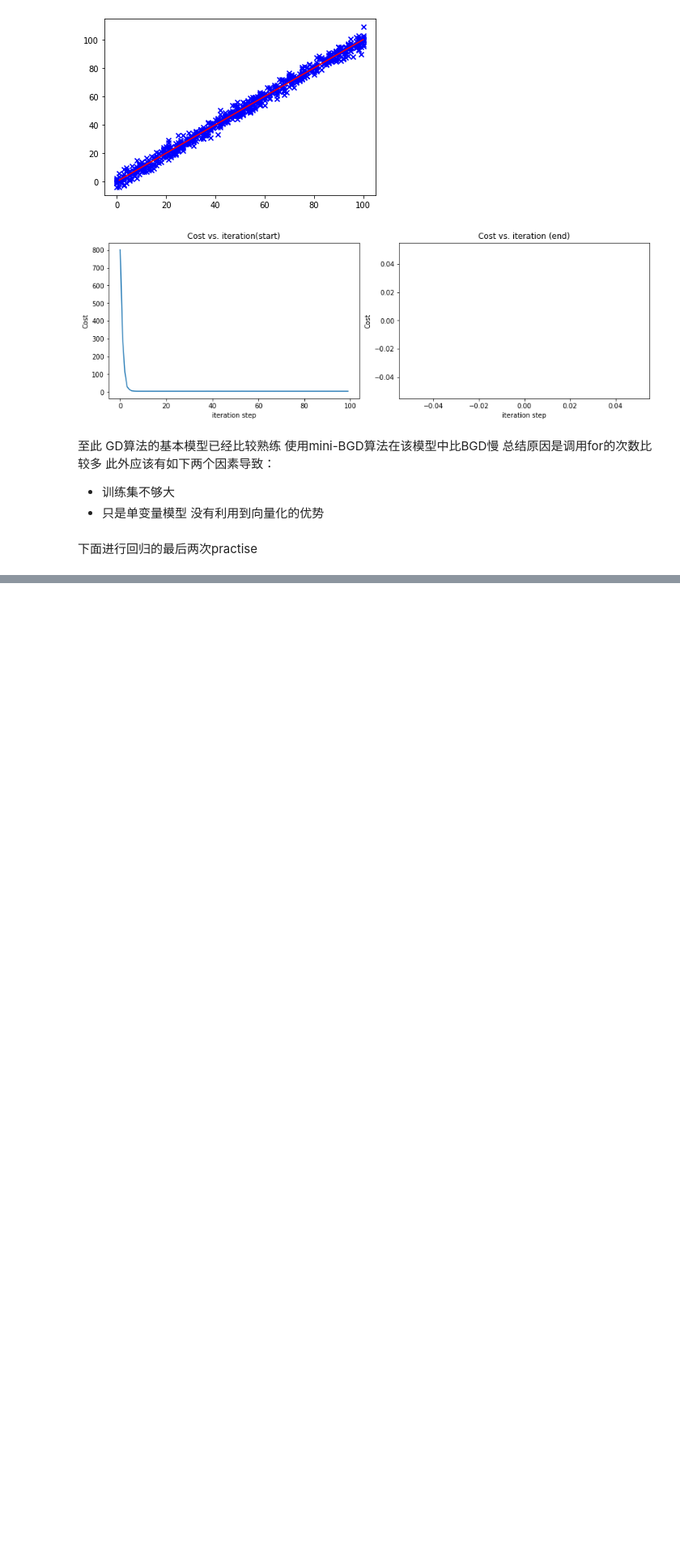
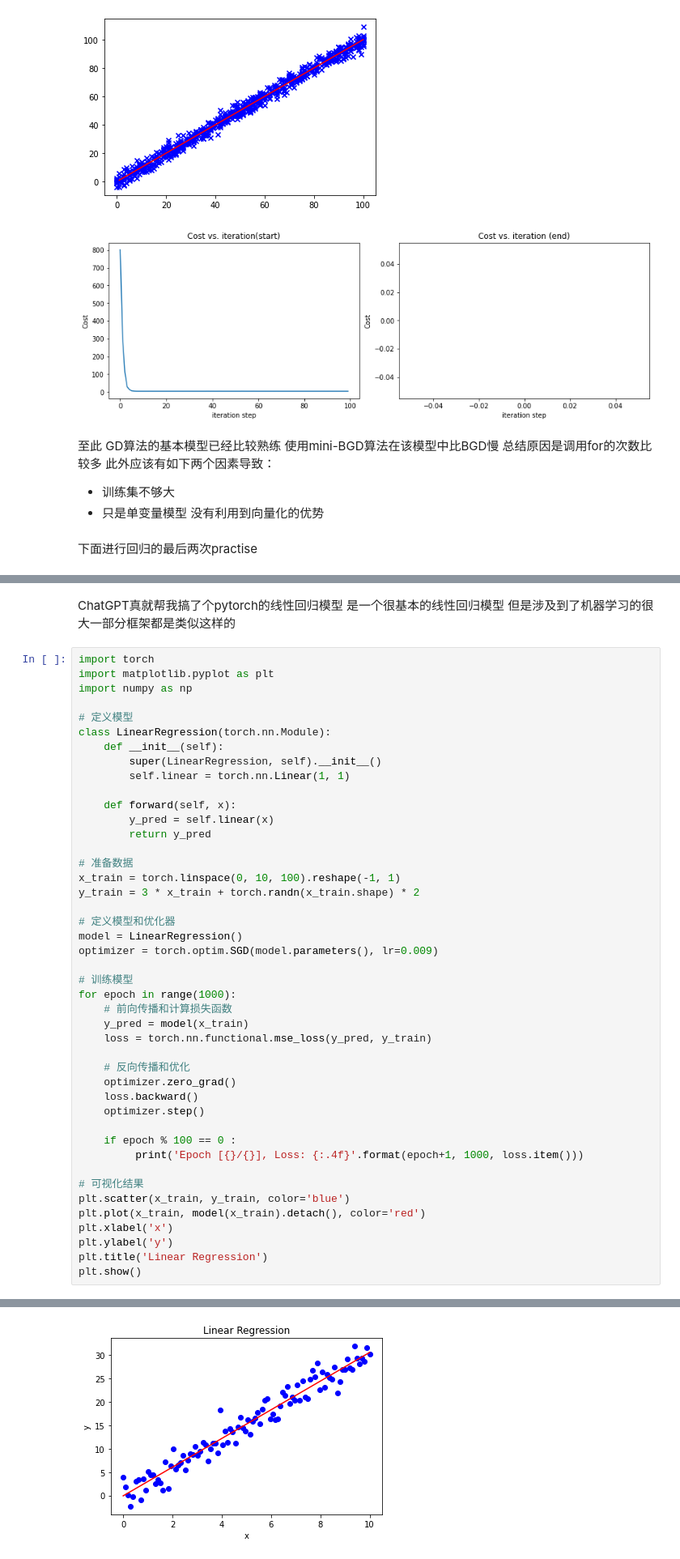
Before and after one commit to cwx-worst-one/machine_learning_study, a Jupyter notebook: note/lecture1/lecture1_note.ipynb, the cells around one changed output, grey strips where cells are left out. Shown at 81% size. Drawn from its saved outputs; the diff is of its cells as text; blank space fills up the shorter version.

```diff
--- a/note/lecture1/lecture1_note.ipynb
+++ b/note/lecture1/lecture1_note.ipynb
@@ -295,0 +423,47 @@ The total time ( 50 epoches ) cost is : 225.6429 ms
+# %% [markdown]
+ChatGPT真就帮我搞了个pytorch的线性回归模型 是一个很基本的线性回归模型 但是涉及到了机器学习的很大一部分框架都是类似这样的
+# %%
+import torch
+import matplotlib.pyplot as plt
+import numpy as np
+
+# 定义模型
+class LinearRegression(torch.nn.Module):
+    def __init__(self):
+        super(LinearRegression, self).__init__()
+        self.linear = torch.nn.Linear(1, 1)
+
+    def forward(self, x):
+        y_pred = self.linear(x)
+        return y_pred
+
+# 准备数据
+x_train = torch.linspace(0, 10, 100).reshape(-1, 1)
+y_train = 3 * x_train + torch.randn(x_train.shape) * 2
+
+# 定义模型和优化器
+model = LinearRegression()
+optimizer = torch.optim.SGD(model.parameters(), lr=0.009)
+
+# 训练模型
+for epoch in range(1000):
+    # 前向传播和计算损失函数
+    y_pred = model(x_train)
+    loss = torch.nn.functional.mse_loss(y_pred, y_train)
+
+    # 反向传播和优化
+    optimizer.zero_grad()
+    loss.backward()
+    optimizer.step()
+
+    if epoch % 100 == 0 :
+         print('Epoch [{}/{}], Loss: {:.4f}'.format(epoch+1, 1000, loss.item()))
+
+# 可视化结果
+plt.scatter(x_train, y_train, color='blue')
+plt.plot(x_train, model(x_train).detach(), color='red')
+plt.xlabel('x')
+plt.ylabel('y')
+plt.title('Linear Regression')
+plt.show()
+# %% [output]
@@ -295,0 +480 @@ The total time ( 50 epoches ) cost is : 225.6429 ms
+[figure, added]
```
Also changed, not shown: parts of 11 cells of this notebook, 2 other files.
